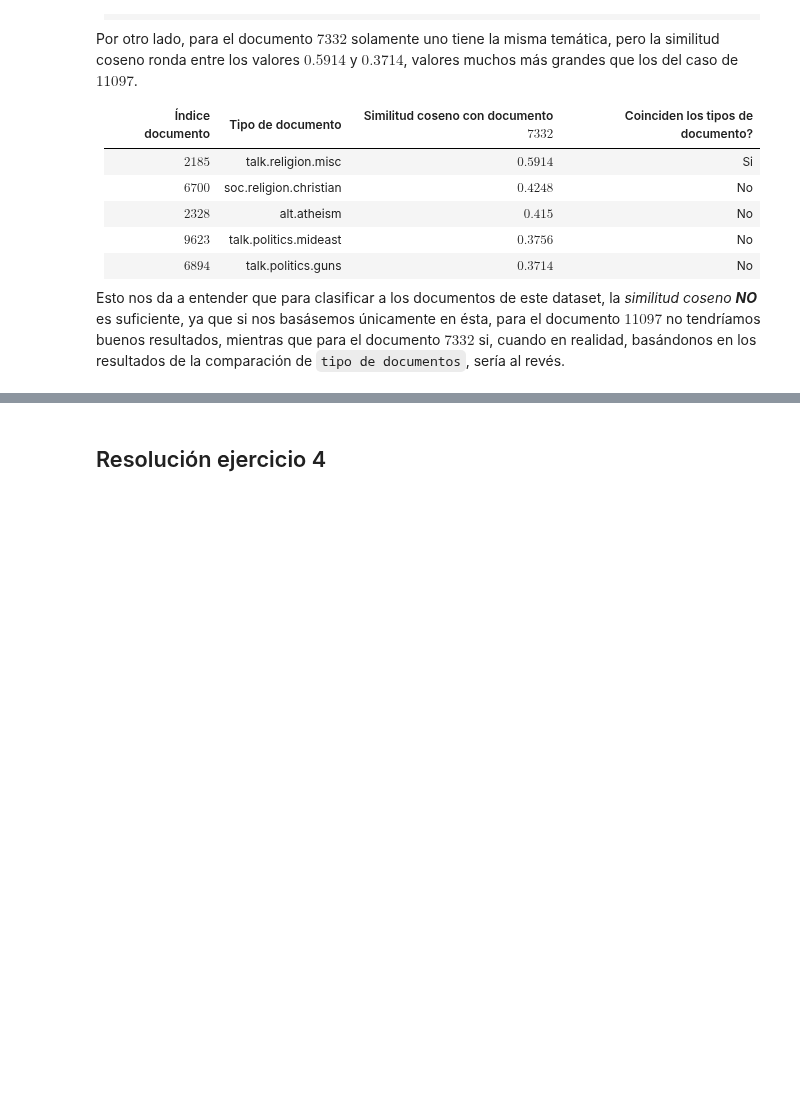
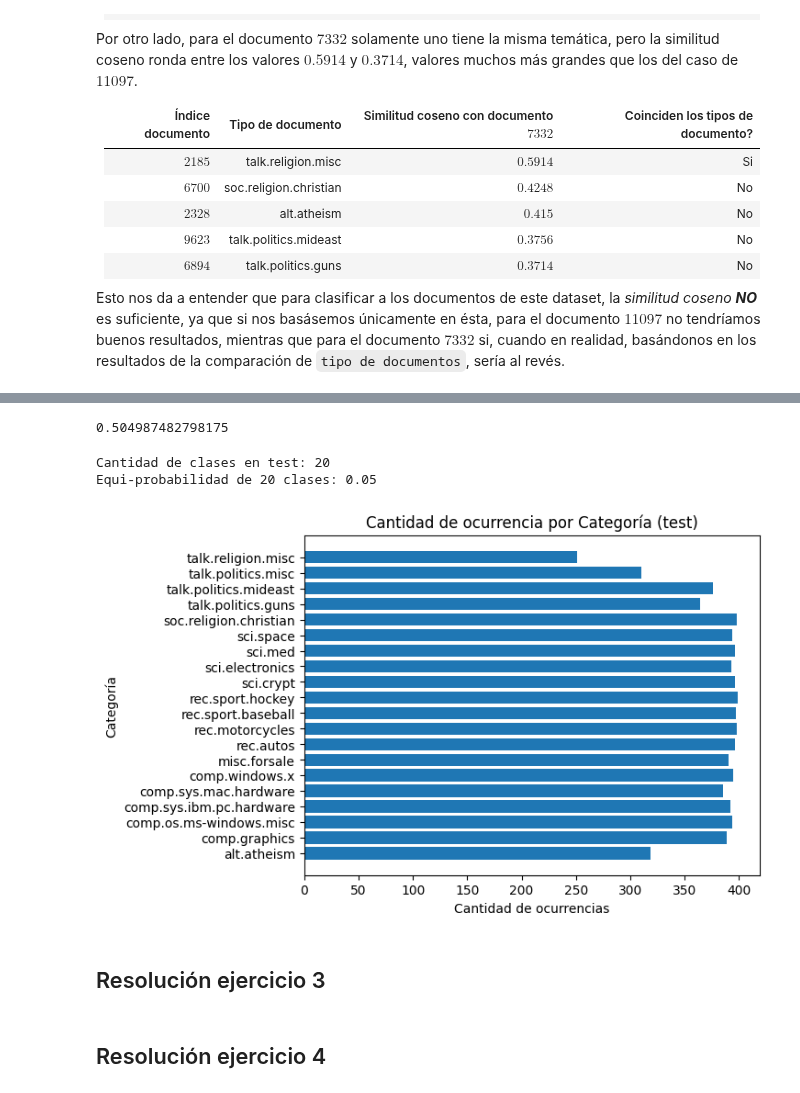
Before and after one commit to gasper-az/procesamiento-lenguaje-natural-desafios, a Jupyter notebook: desafios/desafio_01/desafio_01.ipynb, the cells around one changed output, grey strips where cells are left out. Cells and saved outputs as stored; diff of their text form; code cells hidden in the pictures; blank space fills up the shorter version.

Commit message:
Resolución puntos 1 y 2 completas

```diff
--- a/desafios/desafio_01/desafio_01.ipynb
+++ b/desafios/desafio_01/desafio_01.ipynb
@@ -898,2 +1042,25 @@ random_idxs
+# %%
+f1_score(y_test, y_pred, average='macro')
+# %% [output]
+0.504987482798175
+# %%
+clases_test = len(np.unique(newsgroups_test.target))
+print(f"Cantidad de clases en test: {clases_test}")
+print(f"Equi-probabilidad de {clases_test} clases: {np.round(1/clases_test, 4)}")
+# %% [output]
+Cantidad de clases en test: 20
+Equi-probabilidad de 20 clases: 0.05
+# %%
+unique_values, counts = np.unique(newsgroups_test.target, return_counts=True)
+# %%
+plt.barh(newsgroups_test.target_names, counts)
+plt.xlabel('Cantidad de ocurrencias')
+plt.ylabel('Categoría')
+plt.title('Cantidad de ocurrencia por Categoría (test)')
+plt.show()
+# %% [output]
+[figure, added]
+# %% [markdown]
+## Resolución ejercicio 3
 # %% [markdown]
 ## Resolución ejercicio 4
```
Also changed, not shown: parts of 18 cells of this notebook.
